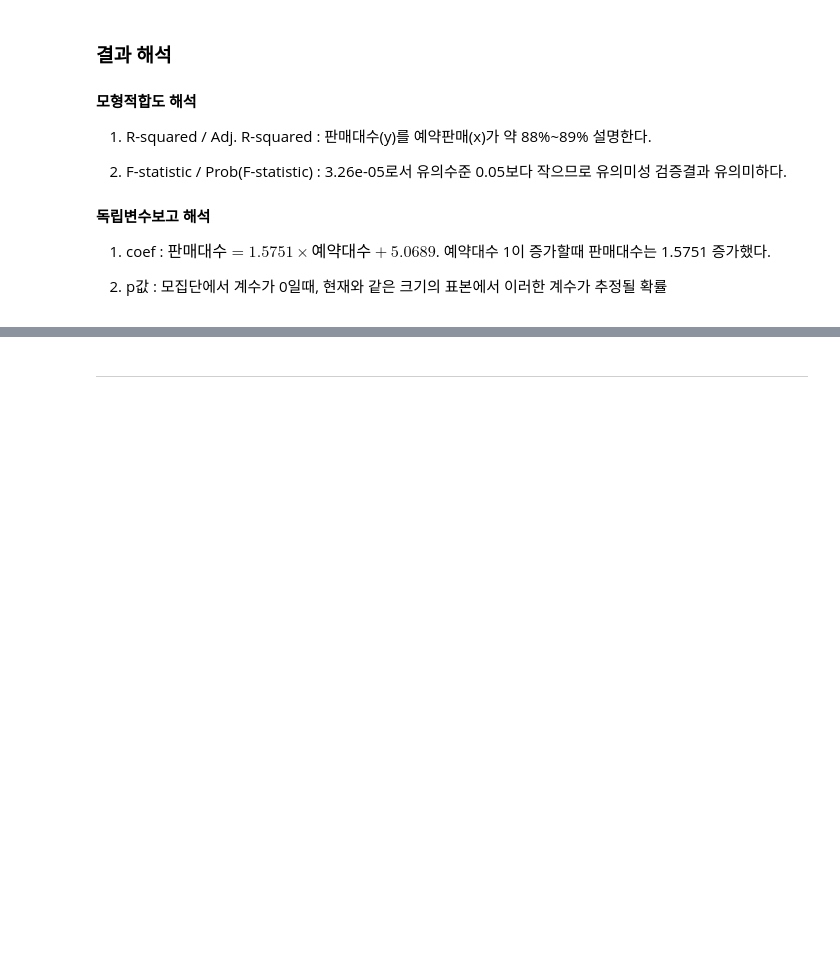
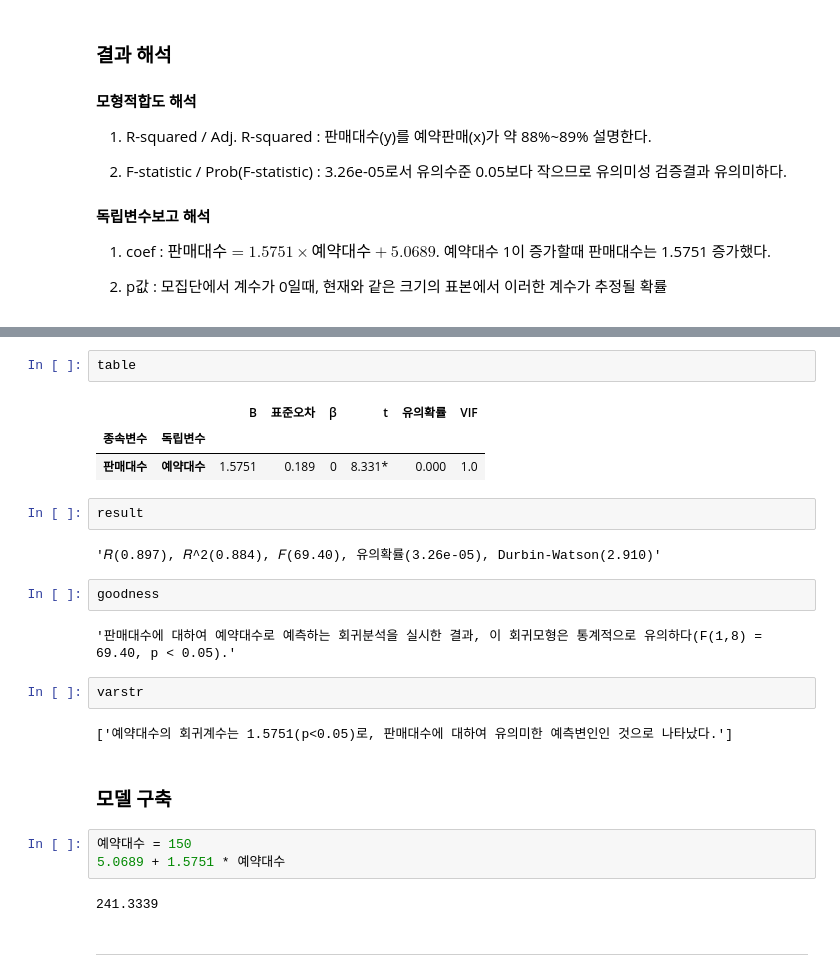
Before and after one commit to Jeeunun/Data_analysis_education_Closed, a Jupyter notebook: data_analysis/E.확증적_데이터_분석/04_회귀분석/연습문제.ipynb, the cells around one changed output, grey strips where cells are left out. Saved outputs shown, nothing was run; the diff lists cells and outputs as text; blank space fills up the shorter version.

```diff
--- a/data_analysis/E.확증적_데이터_분석/04_회귀분석/연습문제.ipynb
+++ b/data_analysis/E.확증적_데이터_분석/04_회귀분석/연습문제.ipynb
@@ -235,3 +325,28 @@ Notes:
+# %%
+table
+# %% [output]
+|  |  | B | 표준오차 | β | t | 유의확률 | VIF |
+| 종속변수 | 독립변수 |  |  |  |  |  |  |
+| 판매대수 | 예약대수 | 1.5751 | 0.189 | 0 | 8.331* | 0.000 | 1.0 |
+# %%
+result
+# %% [output]
+'𝑅(0.897), 𝑅^2(0.884), 𝐹(69.40), 유의확률(3.26e-05), Durbin-Watson(2.910)'
+# %%
+goodness
+# %% [output]
+'판매대수에 대하여 예약대수로 예측하는 회귀분석을 실시한 결과, 이 회귀모형은 통계적으로 유의하다(F(1,8) = 69.40, p < 0.05).'
+# %%
+varstr
+# %% [output]
+['예약대수의 회귀계수는 1.5751(p<0.05)로, 판매대수에 대하여 유의미한 예측변인인 것으로 나타났다.']
+# %% [markdown]
+### 모델 구축
+# %%
+예약대수 = 150
+5.0689 + 1.5751 * 예약대수
+# %% [output]
+241.3339
 # %% [markdown]
 **************
 # %% [markdown]
```
Also changed, not shown: parts of 30 cells of this notebook, 2 other files.
